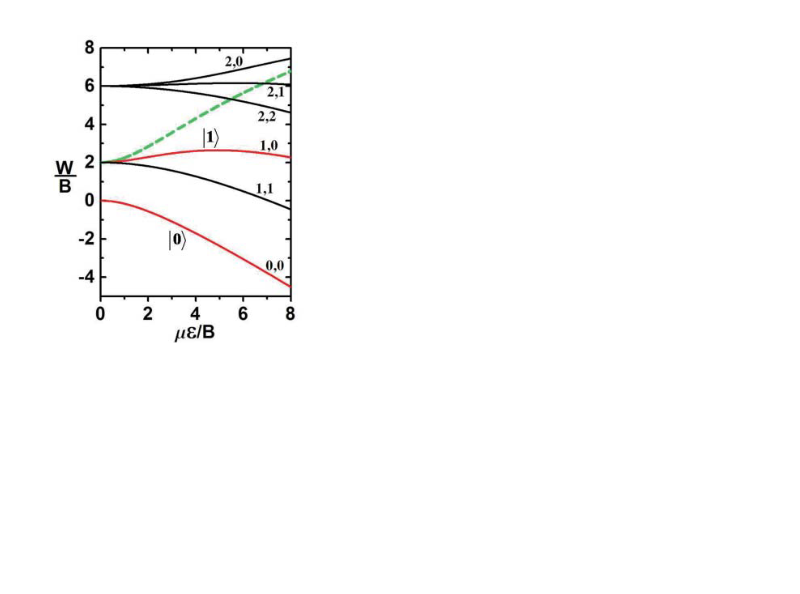
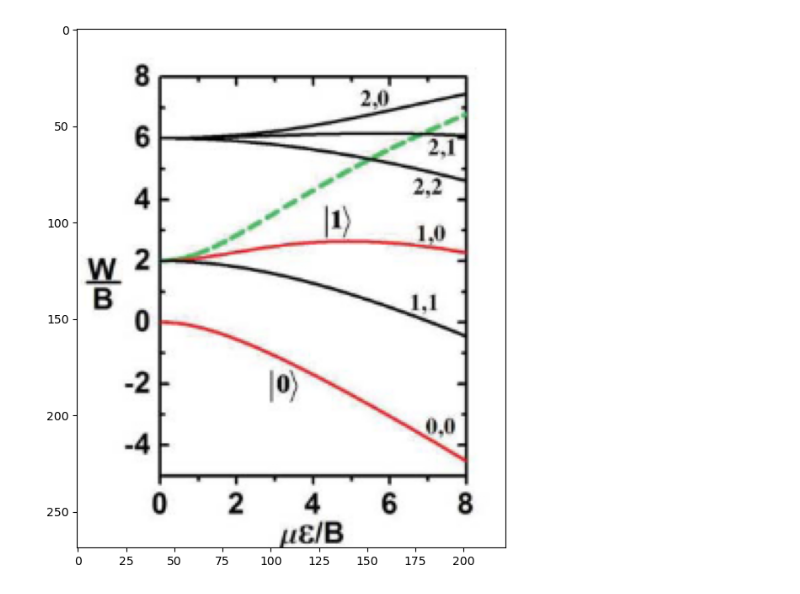
Before and after one commit to pmeshkov/PHY487Research, a Jupyter notebook: ComparisonWithWei/comparing.ipynb, the cells around one changed output. Saved outputs shown, nothing was run; the diff lists cells and outputs as text; code cells hidden in the pictures; blank space fills up the shorter version.

```diff
--- a/ComparisonWithWei/comparing.ipynb
+++ b/ComparisonWithWei/comparing.ipynb
@@ -167,2 +172,7 @@ plt.show()
-# %% [markdown]
-![Screenshot 2025-02-14 011827.png](<attachment:Screenshot 2025-02-14 011827.png>)
+# %%
+plt.figure(figsize=(15,8))
+img = mpimg.imread('Wei1.png')
+imgplot = plt.imshow(img)
+plt.show()
+# %% [output]
+[figure, added]
```
Also changed, not shown: parts of 28 cells of this notebook, 16 other files.
